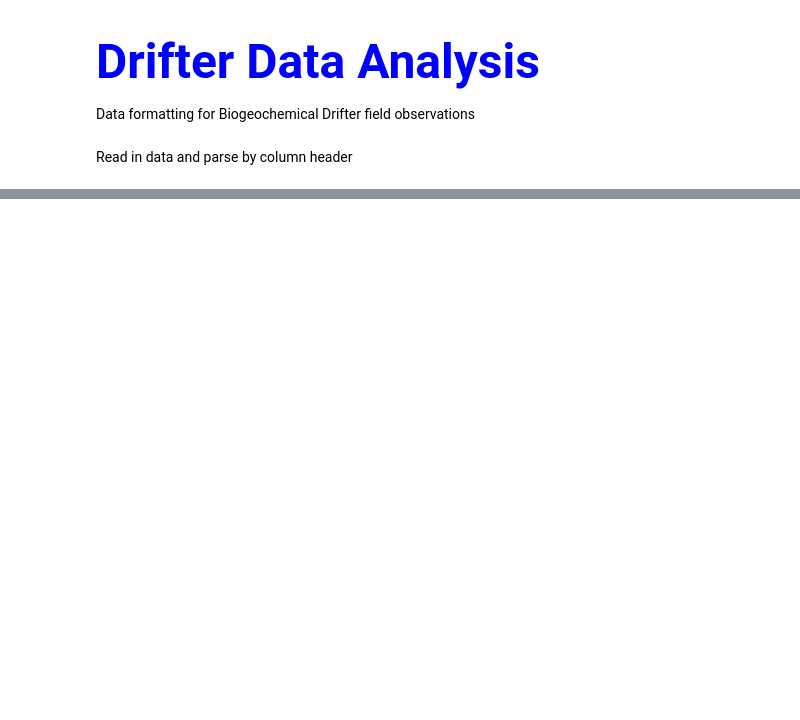
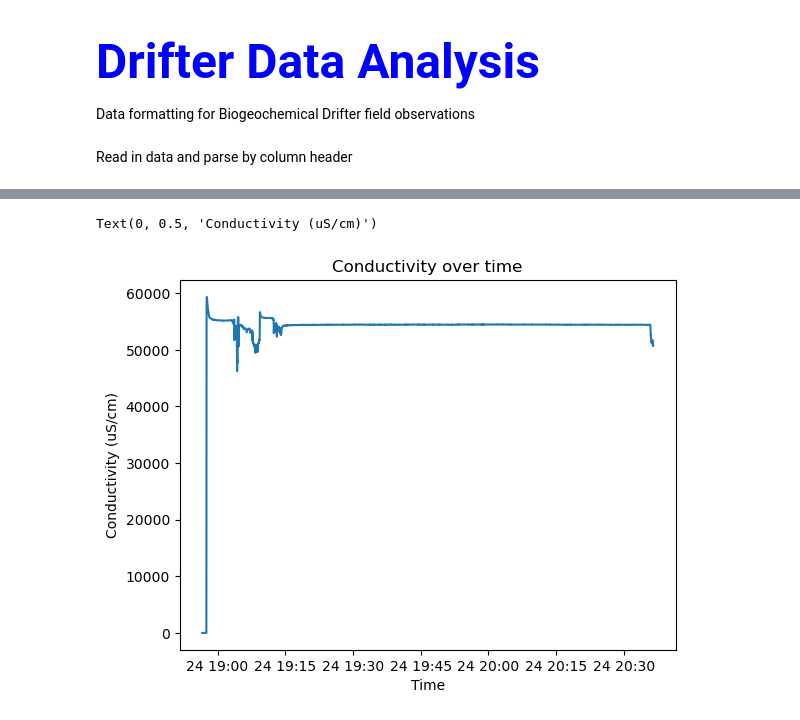
Before and after one commit to CodyAllen7/Biogeochemical-Drifter, a Jupyter notebook: Data_Analysis/Data_Analysis.ipynb, the cells around one changed output, grey strips where cells are left out. Saved outputs shown, nothing was run; the diff lists cells and outputs as text; code cells hidden in the pictures; blank space fills up the shorter version.

```diff
--- a/Data_Analysis/Data_Analysis.ipynb
+++ b/Data_Analysis/Data_Analysis.ipynb
@@ -112,0 +136,10 @@ plt.ylabel('Conductivity (uS/cm)')
+# %%
+cond = df['Conductivity (uS/cm)']
+
+plt.plot(time,cond)
+plt.title('Conductivity over time')
+plt.xlabel('Time')
+plt.ylabel('Conductivity (uS/cm)')
+# %% [output]
+Text(0, 0.5, 'Conductivity (uS/cm)')
+[figure, added]
```
Also changed, not shown: parts of 6 cells of this notebook.
